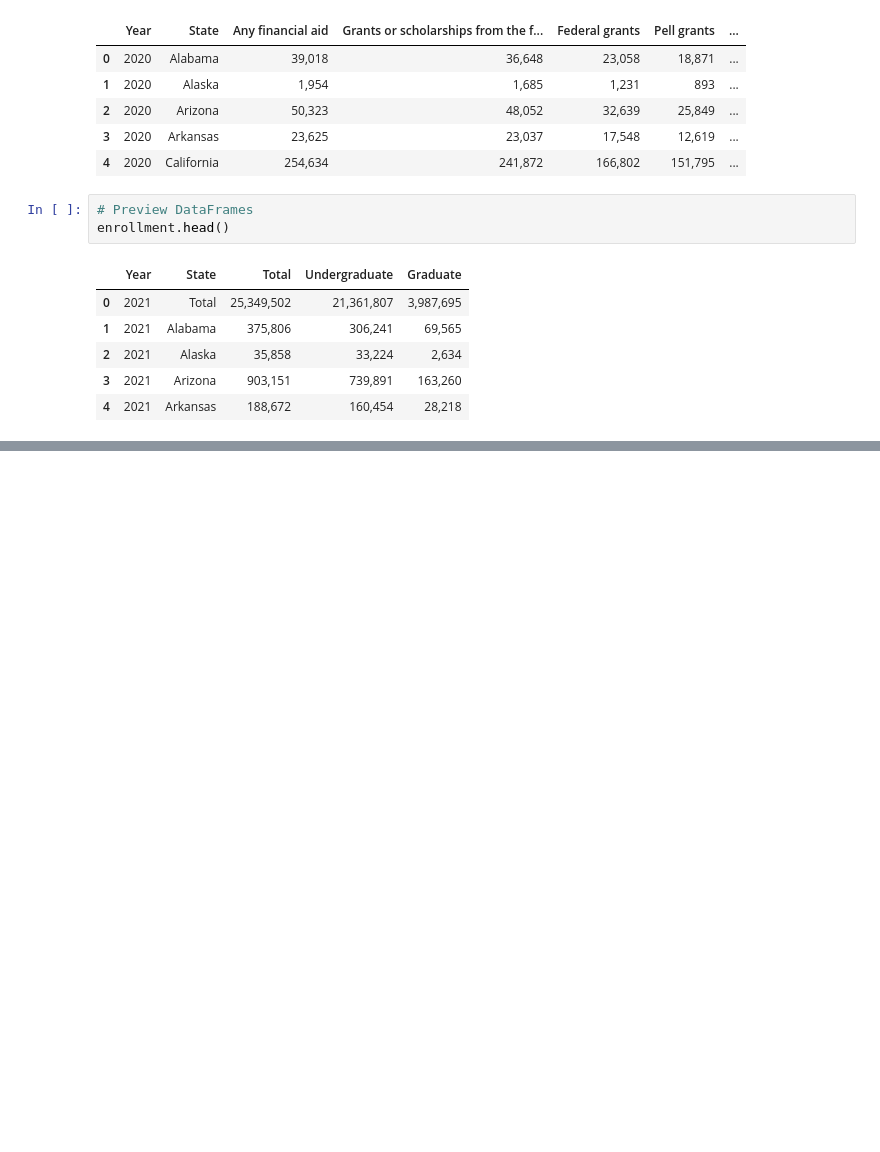
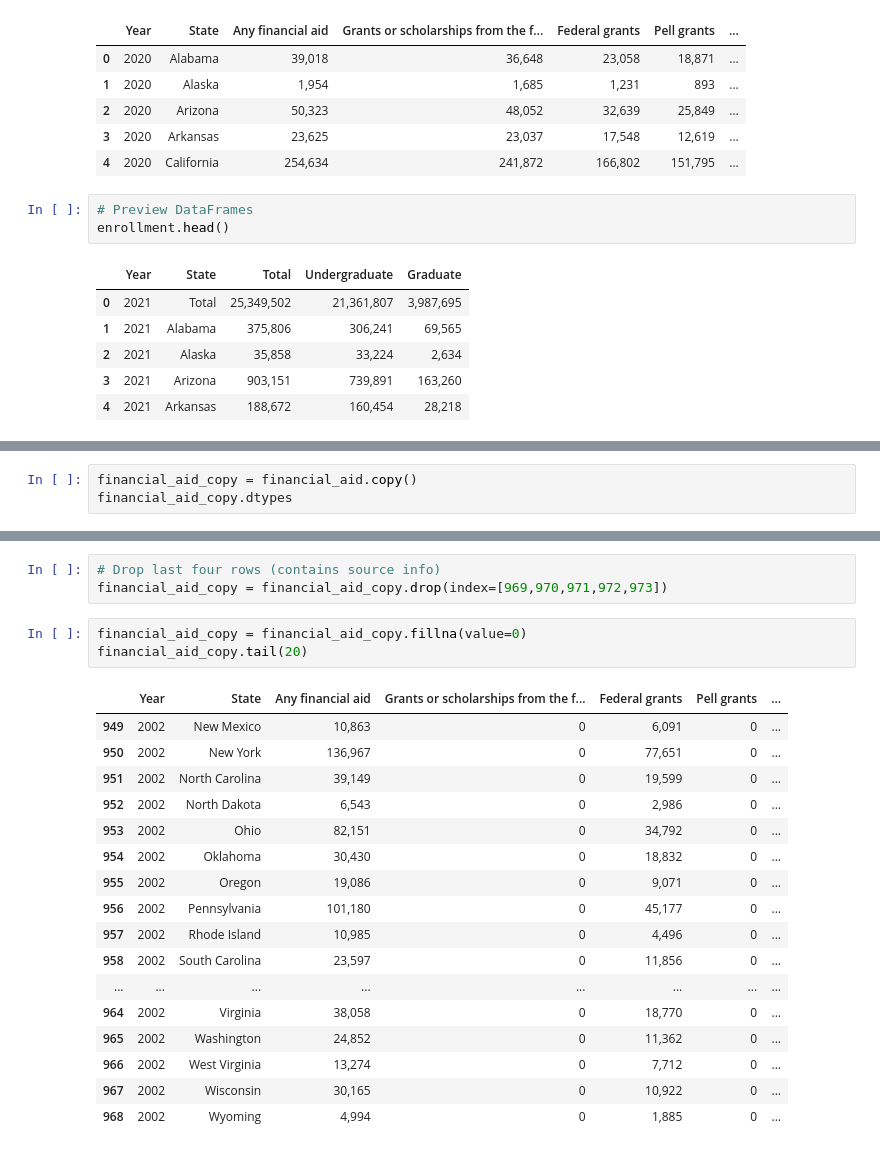
Before and after one commit to brevinowens/solvemined, a Jupyter notebook: Extract.ipynb, the cells around one changed output, grey strips where cells are left out. Drawn from its saved outputs; the diff is of its cells as text; blank space fills up the shorter version.

```diff
--- a/Extract.ipynb
+++ b/Extract.ipynb
@@ -47,0 +222,3 @@ revenue_copy = revenue
+# %%
+financial_aid_copy = financial_aid.copy()
+financial_aid_copy.dtypes
@@ -47,0 +258,24 @@ revenue_copy = revenue
+# %%
+# Drop last four rows (contains source info)
+financial_aid_copy = financial_aid_copy.drop(index=[969,970,971,972,973])
+# %%
+financial_aid_copy = financial_aid_copy.fillna(value=0)
+financial_aid_copy.tail(20)
+# %% [output]
+|  | Year | State | Any financial aid | Grants or scholarships from the f... | Federal grants | Pell grants | ... |
+| 949 | 2002 | New Mexico | 10,863 | 0 | 6,091 | 0 | ... |
+| 950 | 2002 | New York | 136,967 | 0 | 77,651 | 0 | ... |
+| 951 | 2002 | North Carolina | 39,149 | 0 | 19,599 | 0 | ... |
+| 952 | 2002 | North Dakota | 6,543 | 0 | 2,986 | 0 | ... |
+| 953 | 2002 | Ohio | 82,151 | 0 | 34,792 | 0 | ... |
+| 954 | 2002 | Oklahoma | 30,430 | 0 | 18,832 | 0 | ... |
+| 955 | 2002 | Oregon | 19,086 | 0 | 9,071 | 0 | ... |
+| 956 | 2002 | Pennsylvania | 101,180 | 0 | 45,177 | 0 | ... |
+| 957 | 2002 | Rhode Island | 10,985 | 0 | 4,496 | 0 | ... |
+| 958 | 2002 | South Carolina | 23,597 | 0 | 11,856 | 0 | ... |
+| ... | ... | ... | ... | ... | ... | ... | ... |
+| 964 | 2002 | Virginia | 38,058 | 0 | 18,770 | 0 | ... |
+| 965 | 2002 | Washington | 24,852 | 0 | 11,362 | 0 | ... |
+| 966 | 2002 | West Virginia | 13,274 | 0 | 7,712 | 0 | ... |
+| 967 | 2002 | Wisconsin | 30,165 | 0 | 10,922 | 0 | ... |
+| 968 | 2002 | Wyoming | 4,994 | 0 | 1,885 | 0 | ... |
```
Also changed, not shown: parts of 20 cells of this notebook.
